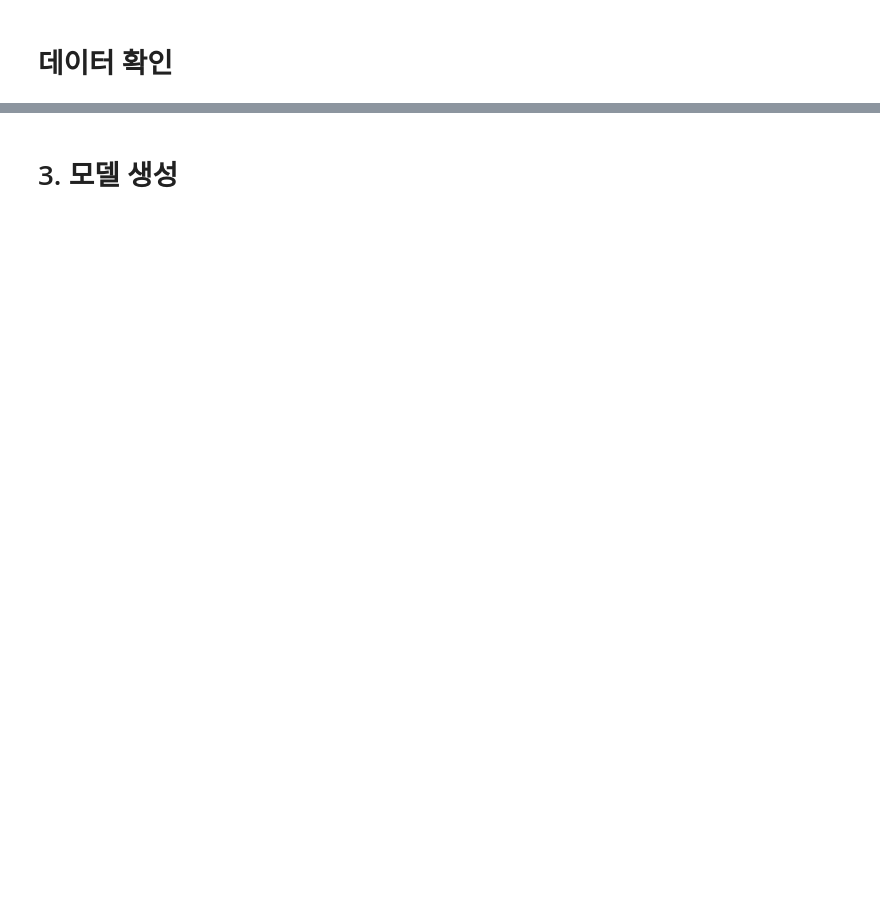
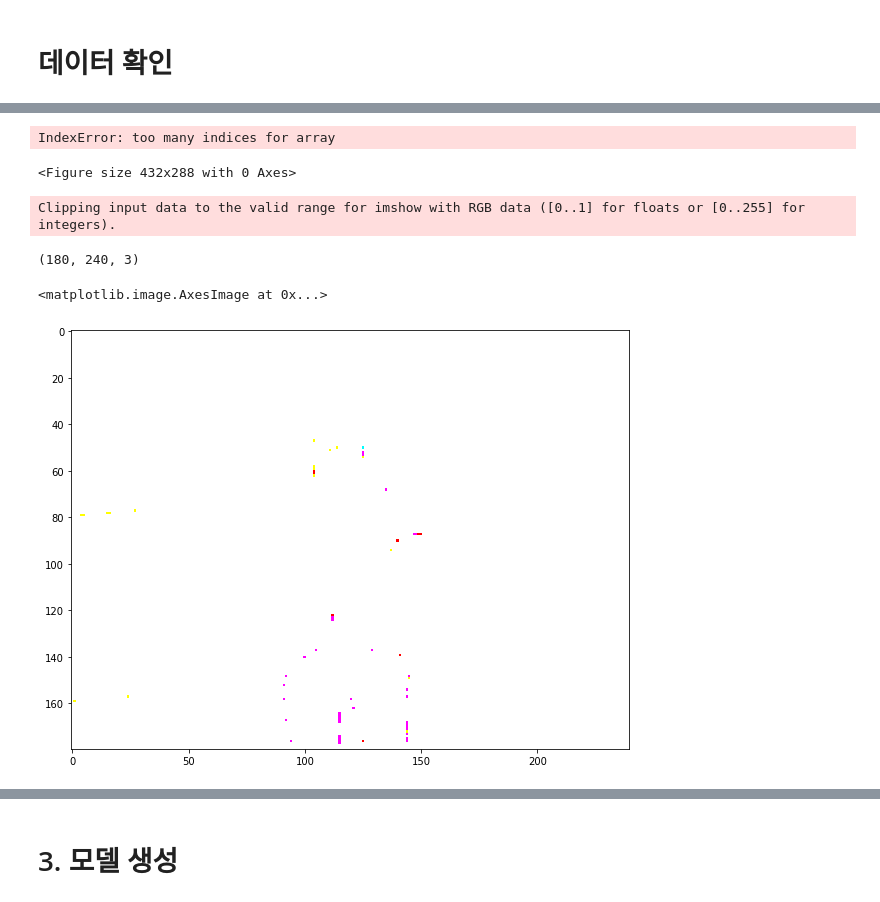
Before and after one commit to A1-PONATA/Hayoung, a Jupyter notebook: motion_model_test/motion_model_test1.ipynb, the cells around one changed output, grey strips where cells are left out. Cells and saved outputs as stored; diff of their text form; code cells hidden in the pictures; blank space fills up the shorter version.

```diff
--- a/motion_model_test/motion_model_test1.ipynb
+++ b/motion_model_test/motion_model_test1.ipynb
@@ -88,2 +253,11 @@ array([[[ 46.,  23.,  29.],
+# %%
+import matplotlib.pyplot as plt
+plt.figure()
+temp = x_train2[:1,:,:,:]#[:180,:,:]
+temp = np.reshape(temp,(180,240,3))
+plt.imshow(temp)#.shape
+# %% [output]
+IndexError: too many indices for array
+<Figure size 432x288 with 0 Axes>
 # %%
 
@@ -95,6 +269,14 @@ images.shape
 plt.ion()
 plt.figure()
 plt.imshow(images.transpose((0,1,2)))
+# %%
+print(x_train[0].shape)
+plt.imshow(x_train[0])
+# %% [output]
+Clipping input data to the valid range for imshow with RGB data ([0..1] for floats or [0..255] for integers).
+(180, 240, 3)
+<matplotlib.image.AxesImage at 0x...>
+[figure, added]
 # %%
 # 데이터 확인
 
```
Also changed, not shown: parts of 32 cells of this notebook, 9 other files.
